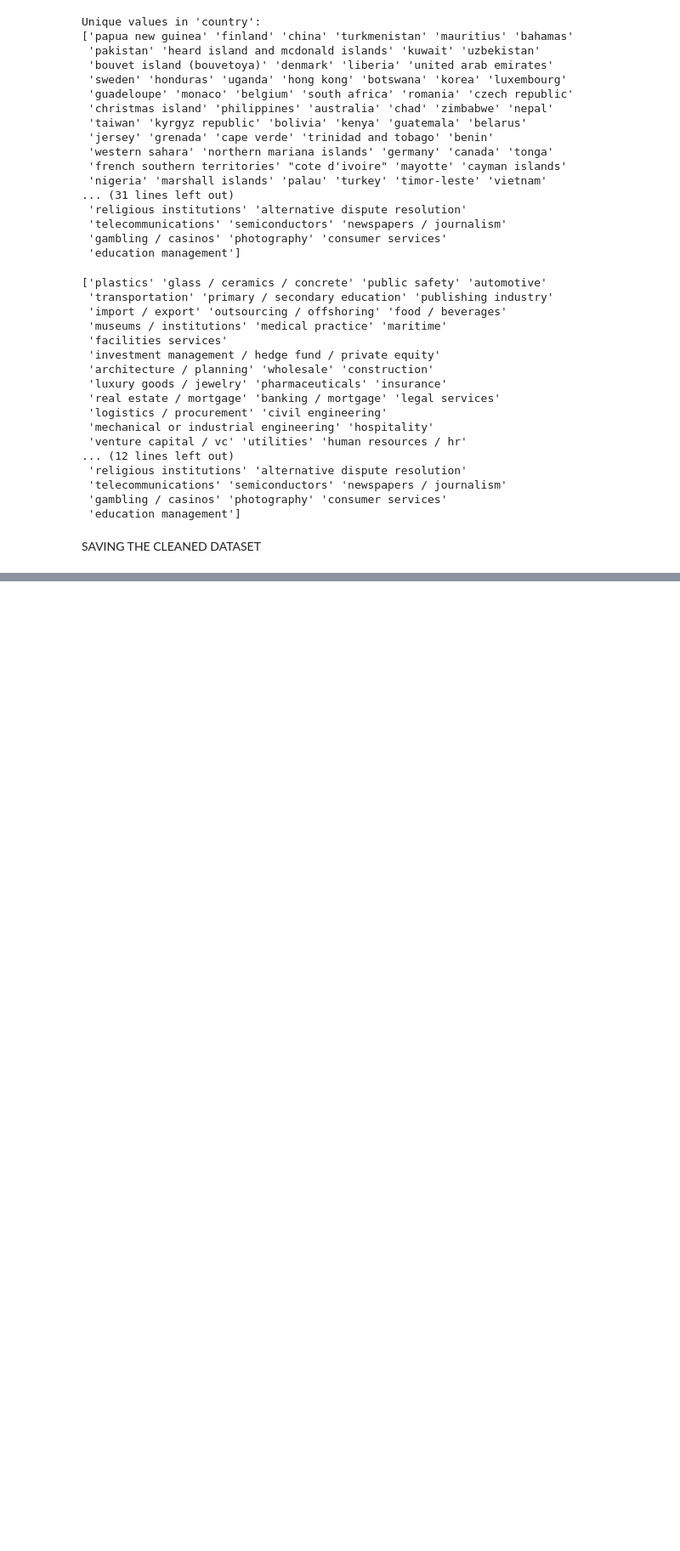
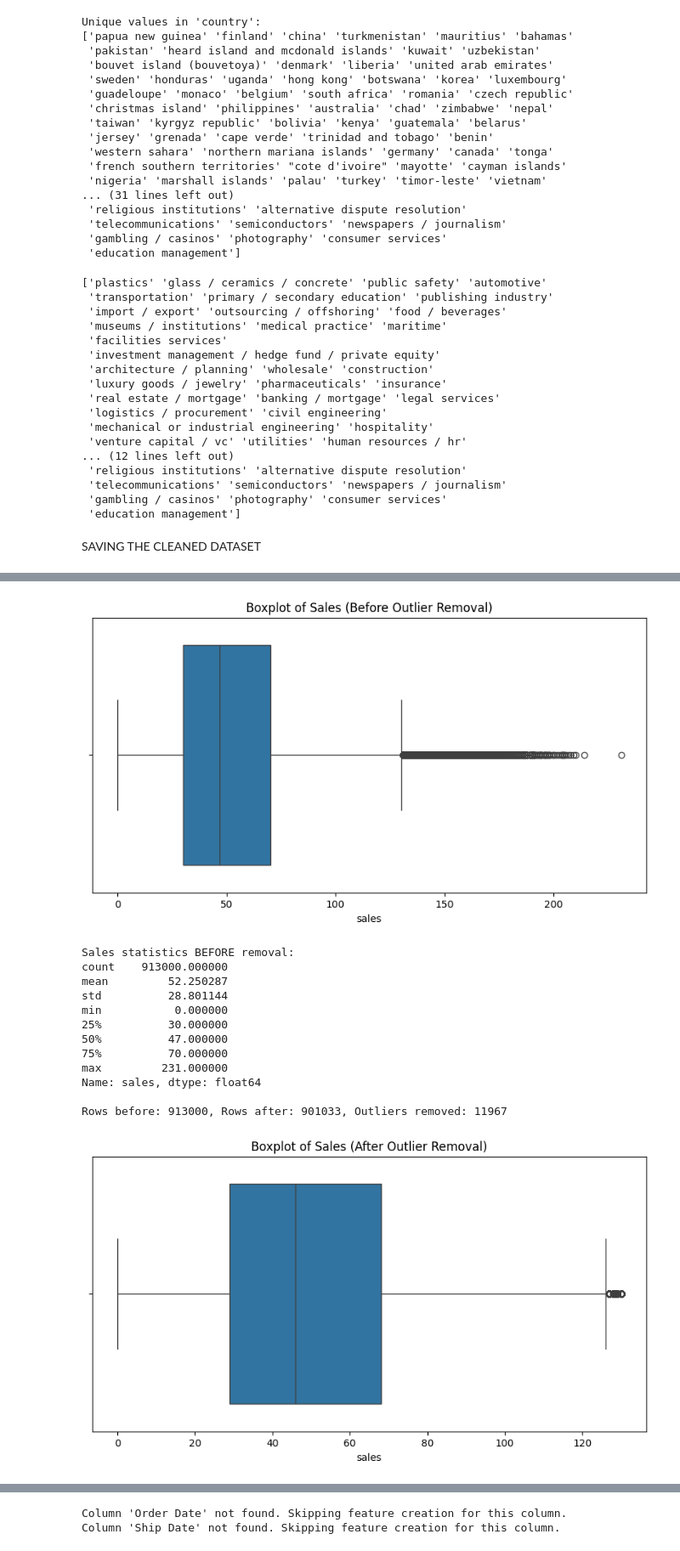
Before and after one commit to deepavarshini09/SoftNexisTechnology_Tasks, a Jupyter notebook: task1_snt.ipynb, the cells around one changed output, grey strips where cells are left out. Shown at 85% size. Drawn from its saved outputs; the diff is of its cells as text; code cells hidden in the pictures; blank space fills up the shorter version.

```diff
--- a/task1_snt.ipynb
+++ b/task1_snt.ipynb
@@ -550,0 +640,53 @@ Saved as 'cleaned_organizations.csv'
+# %%
+# ✅ Outlier detection & removal for 'sales' with confirmation steps
+if 'sales' in data.columns:
+    # 1. Plot boxplot BEFORE removal
+    plt.figure(figsize=(10, 5))
+    sns.boxplot(x=data['sales'])
+    plt.title('Boxplot of Sales (Before Outlier Removal)')
+    plt.show()
+
+    # Store stats before
+    print("\nSales statistics BEFORE removal:")
+    print(data['sales'].describe())
+
+    # 2. Calculate IQR and filter
+    Q1 = data['sales'].quantile(0.25)
+    Q3 = data['sales'].quantile(0.75)
+    IQR = Q3 - Q1
+    lower_bound = Q1 - 1.5 * IQR
+    upper_bound = Q3 + 1.5 * IQR
+
+    before = len(data)
+    data = data[(data['sales'] >= lower_bound) & (data['sales'] <= upper_bound)]
+    after = len(data)
+
+    print(f"\nRows before: {before}, Rows after: {after}, Outliers removed: {before - after}")
+
+    # 3. Plot boxplot AFTER removal
+    plt.figure(figsize=(10, 5))
+    sns.boxplot(x=data['sales'])
+    plt.title('Boxplot of Sales (After Outlier Removal)')
+    plt.show()
+
+    # Store stats after
+    print("\nSales statistics AFTER removal:")
+    print(data['sales'].describe())
+
+else:
+    print("Column 'sales' not found. Skipping outlier removal.")
+# %% [output]
+[figure, added]
+Sales statistics BEFORE removal:
+count    913000.000000
+mean         52.250287
+std          28.801144
+min           0.000000
+25%          30.000000
+50%          47.000000
+75%          70.000000
+max         231.000000
+Name: sales, dtype: float64
+
+Rows before: 913000, Rows after: 901033, Outliers removed: 11967
+[figure, added]
@@ -550,0 +705,21 @@ Saved as 'cleaned_organizations.csv'
+# %%
+# ✅ Feature extraction only if date columns exist
+date_cols = ['Order Date', 'Ship Date']
+for col in date_cols:
+    if col in data.columns:
+        data[col] = pd.to_datetime(data[col], errors='coerce')
+    else:
+        print(f"Column '{col}' not found. Skipping feature creation for this column.")
+
+# Create new features only for columns that exist
+if all(c in data.columns for c in date_cols):
+    data['Order Year'] = data['Order Date'].dt.year
+    data['Order Month'] = data['Order Date'].dt.month
+    data['Order Day'] = data['Order Date'].dt.day
+
+    data['Ship Year'] = data['Ship Date'].dt.year
+    data['Ship Month'] = data['Ship Date'].dt.month
+    data['Ship Day'] = data['Ship Date'].dt.day
+# %% [output]
+Column 'Order Date' not found. Skipping feature creation for this column.
+Column 'Ship Date' not found. Skipping feature creation for this column.
```
Also changed, not shown: parts of 16 cells of this notebook.
